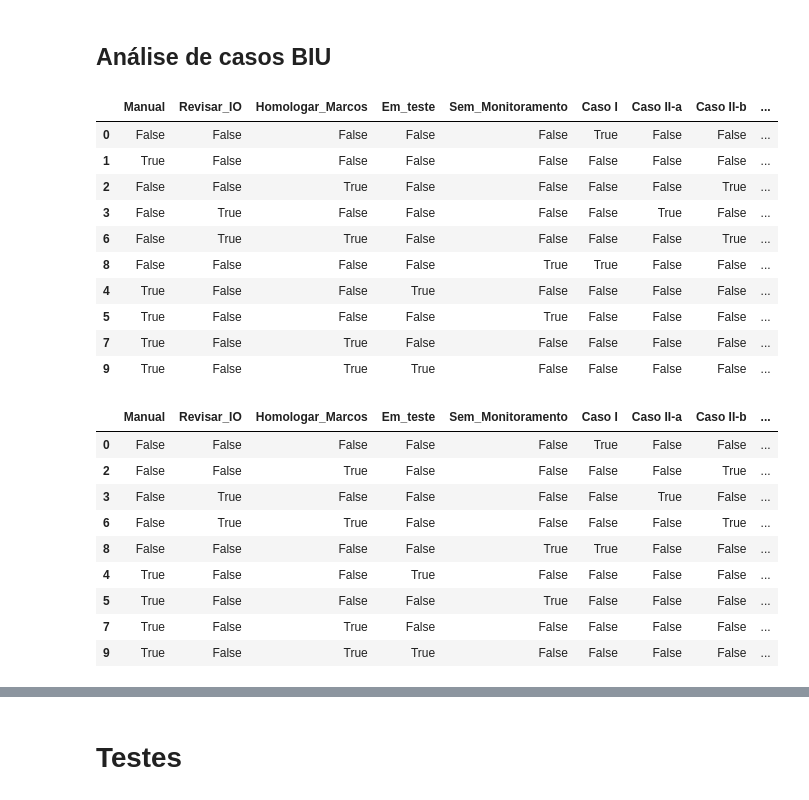
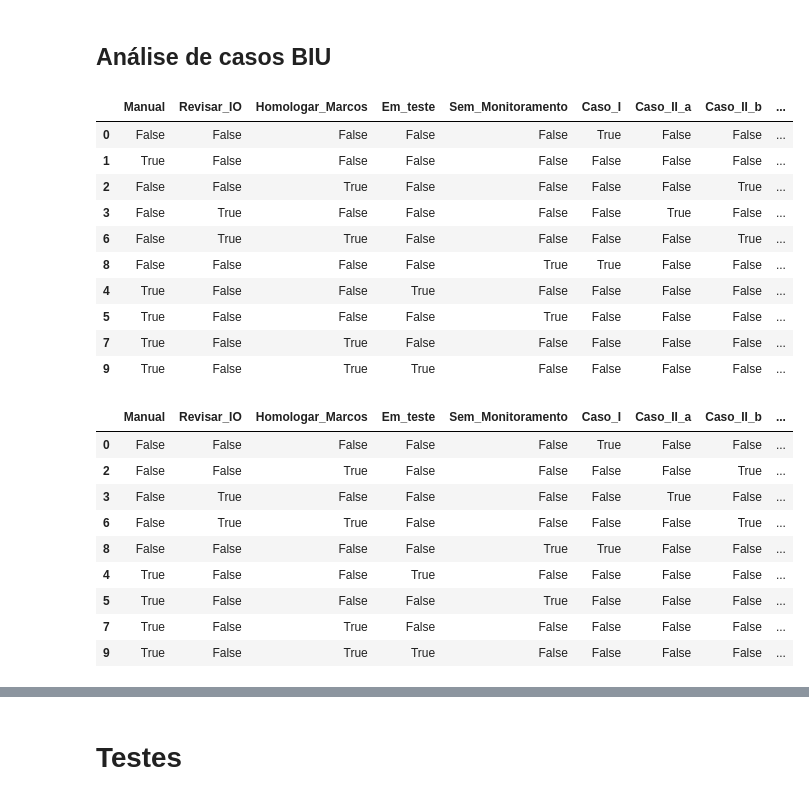
Before and after one commit to Vinicius667/Previsor, a Jupyter notebook: App/Previsor_teste3.ipynb, the cells around one changed output, grey strips where cells are left out. Cells and saved outputs as stored; diff of their text form; code cells hidden in the pictures.

```diff
--- a/App/Previsor_teste3.ipynb
+++ b/App/Previsor_teste3.ipynb
@@ -18,7 +18,7 @@ files = []
 for file in glob.glob("./Queries/v*.txt",):
     a,b = os.path.split(file)
     files.append(b.split(".")[0])
-directory = download_db(lista_download=files)
+directory = download_db(lista_download=files,force_download=False)
 # %% [output]
 ******************** Baixando arquivos *********************
 
@@ -455,30 +455,25 @@ df_usina.loc[(df_usina.Paralisada | df_usina.Sem_Previsao |
     df_usina.Usina_Selecionada| df_usina.Prev_OC_passado | df_usina.Em_teste |
     (df_usina.DscJustificativaPrevisao == 'Situação das obras de conexão e linha de transmissão associada.')),
     'Manual'] = True
-# %%
-df_usina['Caso I'] = df_usina['Caso II-a'] = df_usina['Caso II-b'] = df_usina['Caso III'] = False
-list_casos = ['Caso I','Caso II-a','Caso II-b','Caso III']
+# %%
+df_usina['Caso_I'] = df_usina['Caso_II_a'] = df_usina['Caso_II_b'] = df_usina['Caso_III'] = False
+list_casos = ['Caso_I','Caso_II_a','Caso_II_b','Caso_III']
 # %%
-df_usina['Caso I'] = (~df_usina.Manual) & (~df_usina.Revisar_IO) & (~ df_usina.Homologar_Marcos) #& df_usina.Sem_Monitoramento
+df_usina['Caso_I'] = (~df_usina.Manual) & (~df_usina.Revisar_IO) & (~ df_usina.Homologar_Marcos)
 
-df_usina['Caso II-a'] = (~df_usina.Manual) & (df_usina.Revisar_IO) & (~ df_usina.Homologar_Marcos)
+df_usina['Caso_II_a'] = (~df_usina.Manual) & (df_usina.Revisar_IO) & (~ df_usina.Homologar_Marcos)
 
-df_usina['Caso II-b'] = (~df_usina.Manual)  & ((df_usina.Homologar_Marcos) | (df_usina.Homologar_Marcos & df_usina.Revisar_IO))
+df_usina['Caso_II_b'] = (~df_usina.Manual)  & ((df_usina.Homologar_Marcos) | (df_usina.Homologar_Marcos & df_usina.Revisar_IO))
 
-
-df_usina['Caso III'] = (
-    (df_usina.Manual & df_usina.Sem_Monitoramento ) |
-    (df_usina.Manual & df_usina.Homologar_Marcos ) |
-    (df_usina.Manual & df_usina.Revisar_IO ) |
-    df_usina.Em_teste )
+df_usina['Caso_III'] = (df_usina.Manual & (df_usina.Sem_Monitoramento | df_usina.Homologar_Marcos | df_usina.Revisar_IO)) | df_usina.Em_teste
 # %% [markdown]
 ## Análise de casos BIU
 # %%
 list_criterios_BIU = ['Manual', 'Revisar_IO','Homologar_Marcos', 'Em_teste','Sem_Monitoramento']
-casos = df_usina[list_criterios_BIU +  list_casos].value_counts().reset_index().sort_values(by='Caso III')
+casos = df_usina[list_criterios_BIU +  list_casos].value_counts().reset_index().sort_values(by='Caso_III')
 casos
 # %% [output]
-|  | Manual | Revisar_IO | Homologar_Marcos | Em_teste | Sem_Monitoramento | Caso I | Caso II-a | Caso II-b | ... |
+|  | Manual | Revisar_IO | Homologar_Marcos | Em_teste | Sem_Monitoramento | Caso_I | Caso_II_a | Caso_II_b | ... |
 | 0 | False | False | False | False | False | True | False | False | ... |
 | 1 | True | False | False | False | False | False | False | False | ... |
 | 2 | False | False | True | False | False | False | False | True | ... |
@@ -493,7 +488,7 @@ casos
 mask_casos_selecionados = casos[list_casos].any(axis=1)
 casos[mask_casos_selecionados]
 # %% [output]
-|  | Manual | Revisar_IO | Homologar_Marcos | Em_teste | Sem_Monitoramento | Caso I | Caso II-a | Caso II-b | ... |
+|  | Manual | Revisar_IO | Homologar_Marcos | Em_teste | Sem_Monitoramento | Caso_I | Caso_II_a | Caso_II_b | ... |
 | 0 | False | False | False | False | False | True | False | False | ... |
 | 2 | False | False | True | False | False | False | False | True | ... |
 | 3 | False | True | False | False | False | False | True | False | ... |
```
Also changed, not shown: parts of 38 cells of this notebook, 9 other files.
